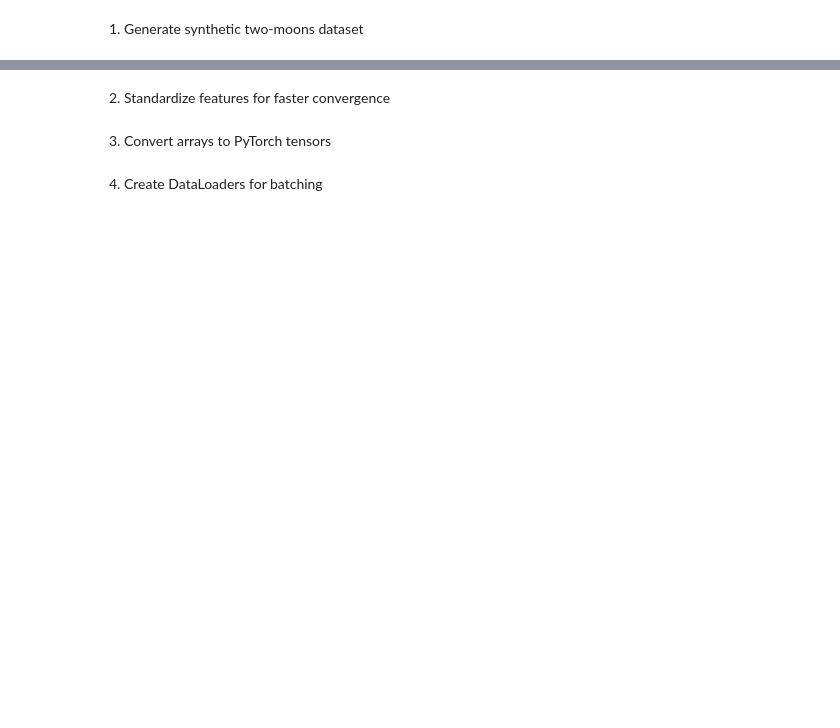
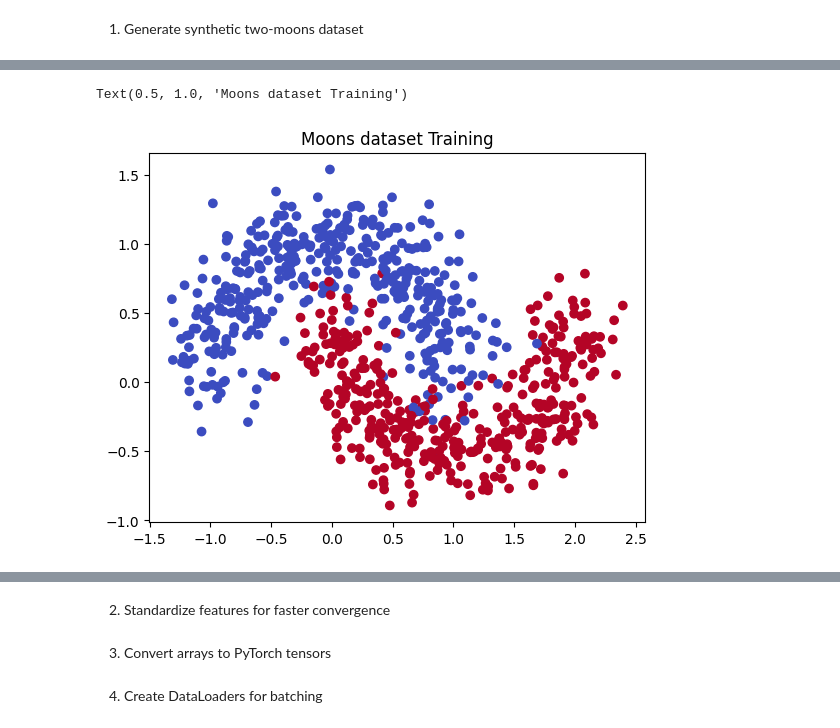
Before and after one commit to undelapaz-rnap-2025I/intro-pytorch, a Jupyter notebook: notebook.ipynb, the cells around one changed output, grey strips where cells are left out. Drawn from its saved outputs; the diff is of its cells as text; code cells hidden in the pictures; blank space fills up the shorter version.

```diff
--- a/notebook.ipynb
+++ b/notebook.ipynb
@@ -21,0 +36,6 @@ X_train, X_test, y_train, y_test = train_test_split(
+# %%
+plt.scatter(X_train[:, 0], X_train[:, 1], c=y_train, cmap=plt.cm.coolwarm)
+plt.title("Moons dataset Training")
+# %% [output]
+Text(0.5, 1.0, 'Moons dataset Training')
+[figure, added]
```
Also changed, not shown: parts of 5 cells of this notebook.
